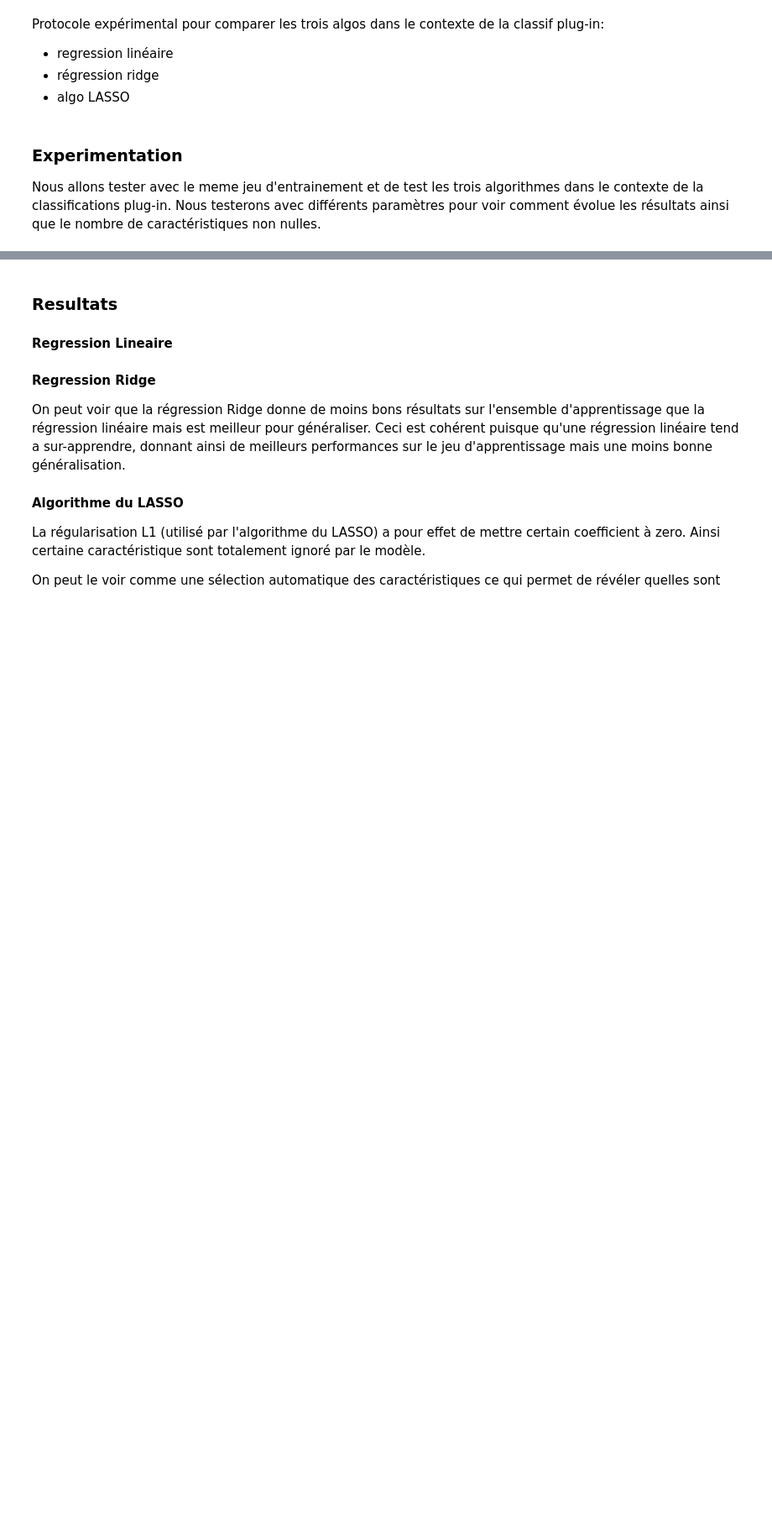
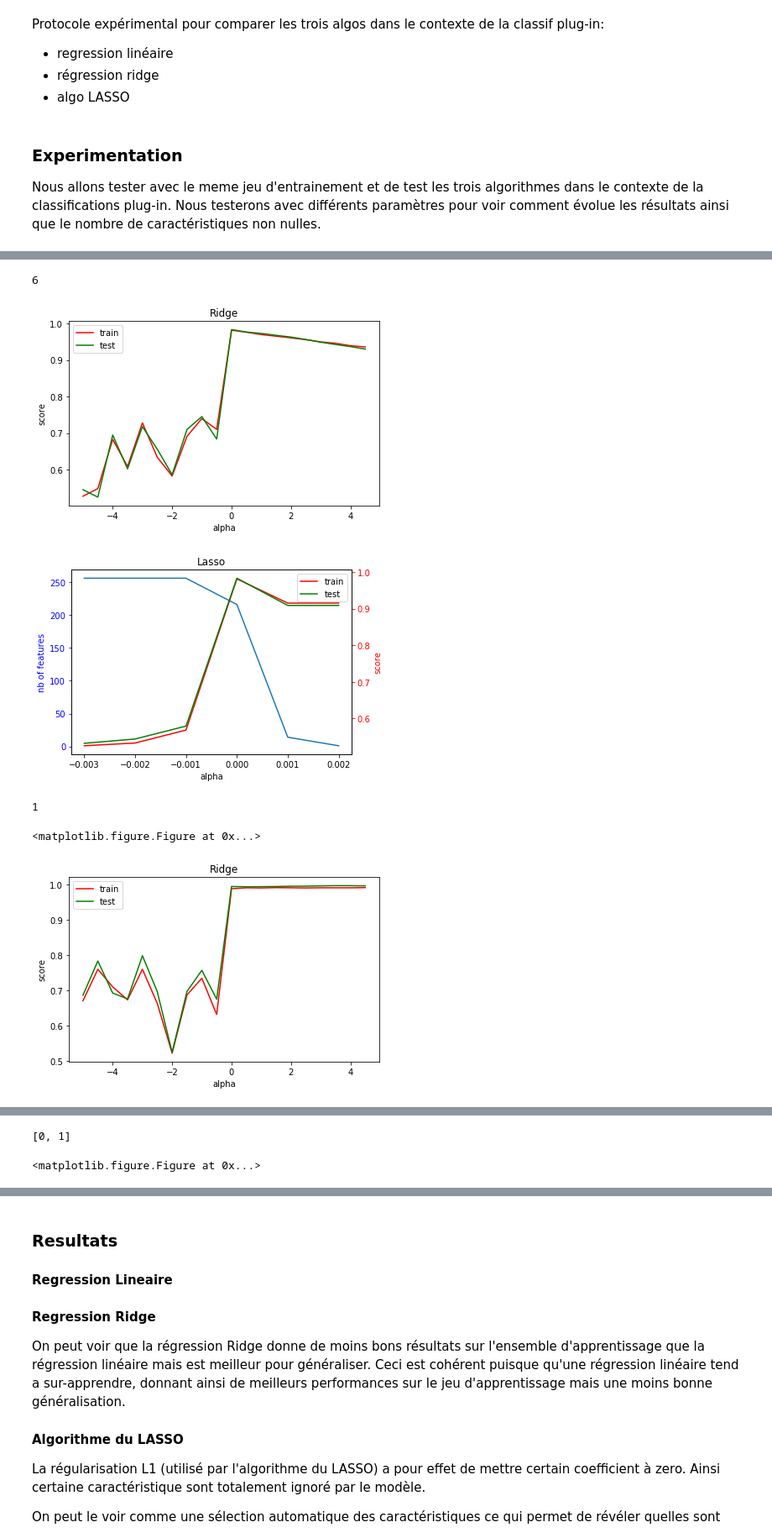
Before and after one commit to clemoberti/arf-project, a Jupyter notebook: Inpainting.ipynb, the cells around one changed output, grey strips where cells are left out. Shown at 84% size. Drawn from its saved outputs; the diff is of its cells as text; code cells hidden in the pictures; blank space fills up the shorter version.

Commit message:
experiment more alpha with ridge and lasso

```diff
--- a/Inpainting.ipynb
+++ b/Inpainting.ipynb
@@ -32,10 +37,4 @@ show_sample_usps(test_setx)
 # %%
-# We are only checking if they are equal to 6 or not
-number = 5
-
-trainy = np.where(training_sety == number, 1, -1)
-testy = np.where(test_sety == number, 1, -1)
-
 def plugin(fct, datax, datay):
     return 1 - np.sum(np.sign(fct.predict(datax)) - datay != 0) / datay.size
 # %%
@@ -91,10 +92,0 @@ Number of features used: 215
-# %%
-def predictFromModel(model, alpha, datax, datay, datatestx, datatesty):
-    trainedModel = model(alpha=alpha,normalize=True).fit(datax, datay)
-    return [plugin(trainedModel, datax, datay), \
-           plugin(trainedModel, datatestx, datatesty), \
-           np.sum(trainedModel.coef_ != 0), \
-           alpha]
-
-lassoTest = [predictFromModel(Lasso, i, trainx, trainy, testx, testy) for i in np.arange(0.000, 0.003, 0.0001)]
-ridgeTest = [predictFromModel(Ridge, i, trainx, trainy, testx, testy) for i in np.arange(0.0, 10, 0.5)]
@@ -133,0 +153,11 @@ plt.show()
+# %%
+testNumber(6)
+plt.figure()
+testNumber([0,1], one_versus_all=False)
+# %% [output]
+6
+[figure, added]
+[figure, added]
+1
+<matplotlib.figure.Figure at 0x...>
+[figure, added]
@@ -133,0 +165,2 @@ plt.show()
+[0, 1]
+<matplotlib.figure.Figure at 0x...>
```
Also changed, not shown: parts of 11 cells of this notebook, 3 other files.
